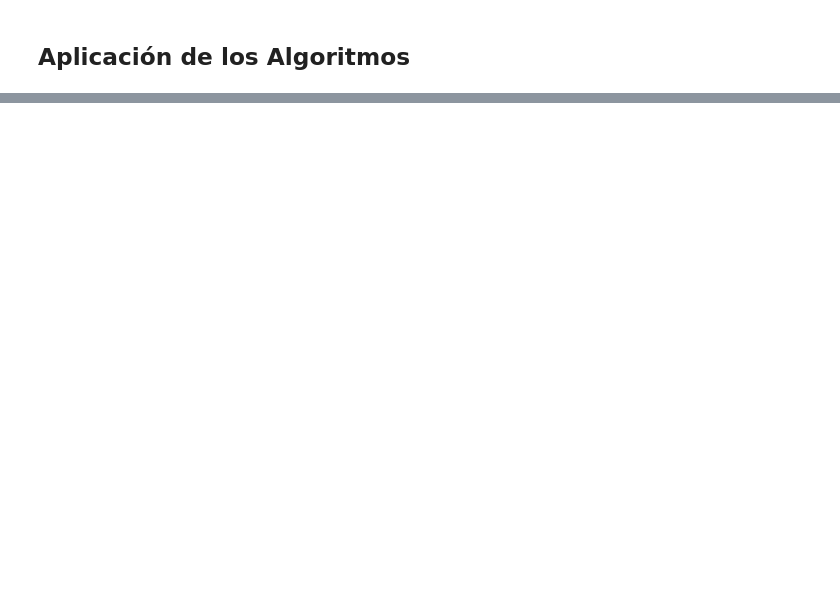
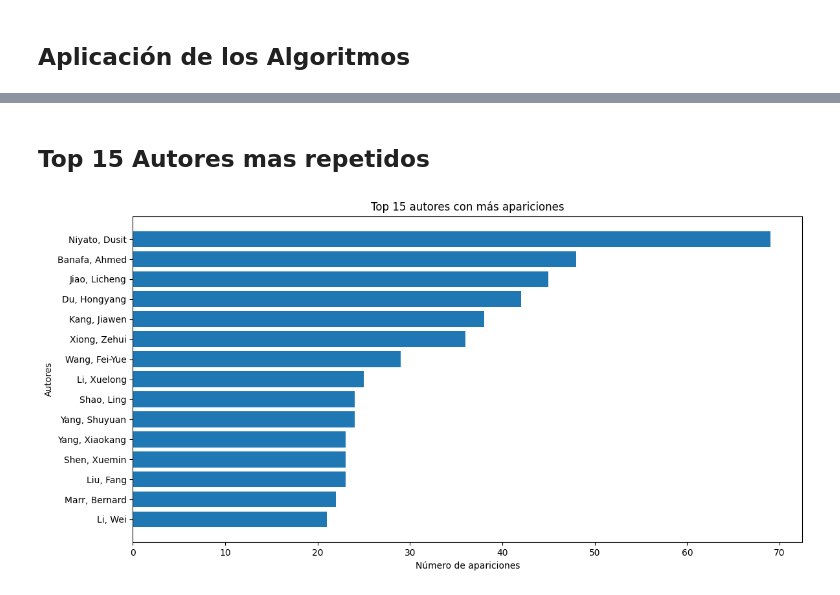
Before and after one commit to CamiloCuenca/Proyecto-Analisis_algoritmos, a Jupyter notebook: Limpieza.ipynb, the cells around one changed output, grey strips where cells are left out. Drawn from its saved outputs; the diff is of its cells as text; code cells hidden in the pictures; blank space fills up the shorter version.

```diff
--- a/Limpieza.ipynb
+++ b/Limpieza.ipynb
@@ -962,0 +616,32 @@ for field, algo_times in timings.items():
+# %% [markdown]
+## Top 15 Autores mas repetidos
+# %%
+from collections import Counter
+import matplotlib.pyplot as plt
+import re
+
+# %% Extraer campos del archivo BibTeX
+fields = extract_bibtex_fields(BIBTEX_PATH)
+
+# Separar autores (si vienen en formato "Autor1 and Autor2")
+all_authors = []
+for entry in fields['author']:
+    autores = re.split(r'\s+and\s+', entry, flags=re.IGNORECASE)
+    all_authors.extend([a.strip() for a in autores if a.strip() != ""])
+
+# Contar ocurrencias
+contador = Counter(all_authors)
+top15 = contador.most_common(15)  # ya viene ordenado de mayor a menor
+
+# Para gráfica, invertimos para que el mayor quede arriba en barh
+autores, conteos = zip(*reversed(top15))
+
+plt.figure(figsize=(12,6))
+plt.barh(autores, conteos)  # gráfica horizontal
+plt.xlabel("Número de apariciones")
+plt.ylabel("Autores")
+plt.title("Top 15 autores con más apariciones")
+plt.tight_layout()
+plt.show()
+# %% [output]
+[figure, added]
```
Also changed, not shown: parts of 4 cells of this notebook.
